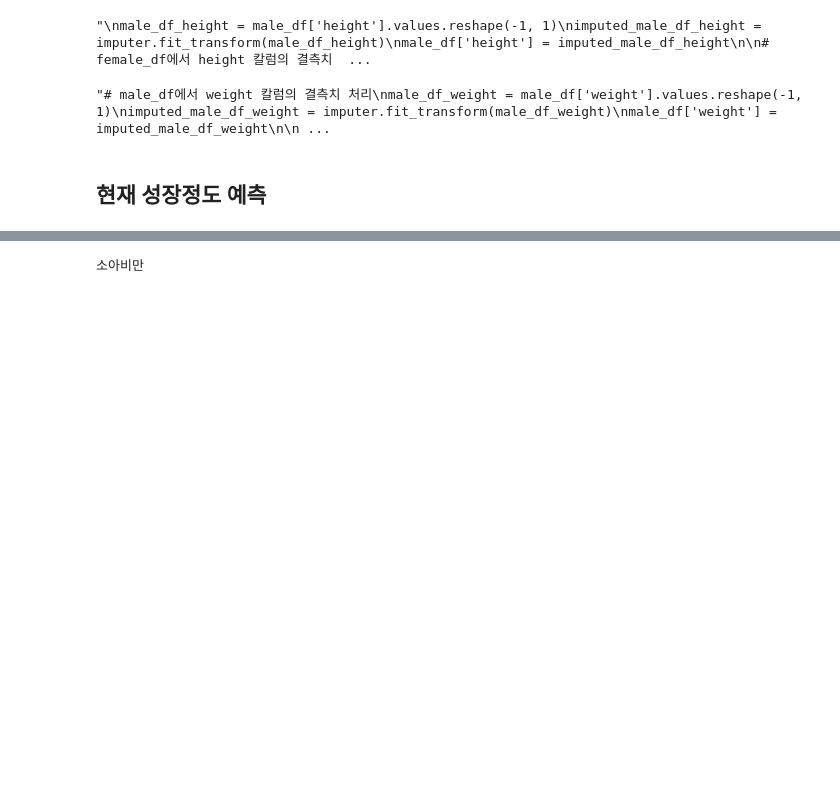
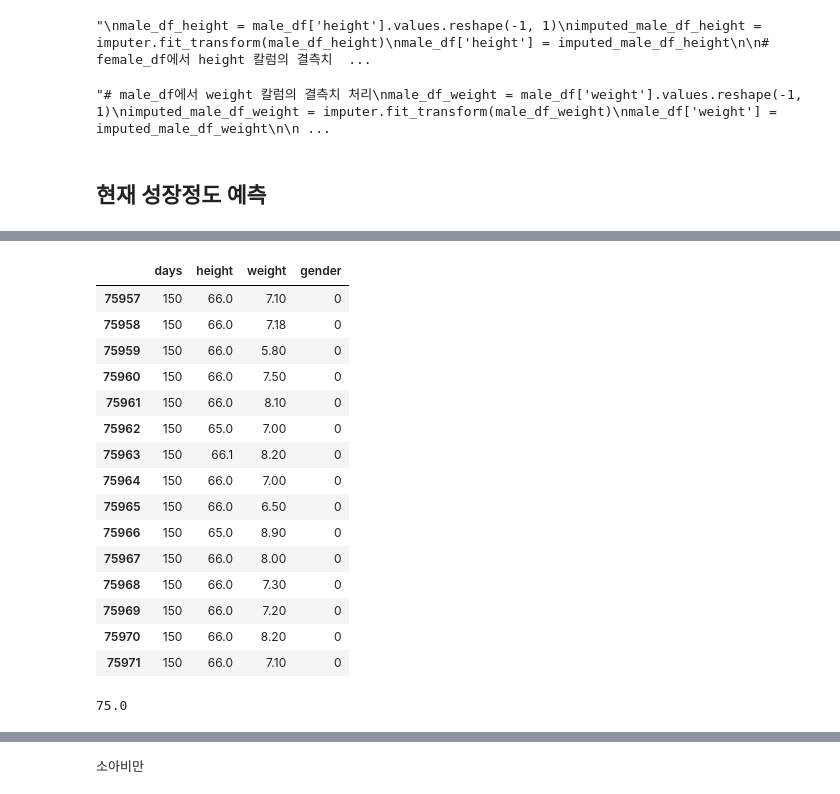
Before and after one commit to ChoKwonHwi/Capston_Project, a Jupyter notebook: ML_DL/second_page_code.ipynb, the cells around one changed output, grey strips where cells are left out. Saved outputs shown, nothing was run; the diff lists cells and outputs as text; code cells hidden in the pictures; blank space fills up the shorter version.

```diff
--- a/ML_DL/second_page_code.ipynb
+++ b/ML_DL/second_page_code.ipynb
@@ -161,6 +161,25 @@ input_gender, input_days, input_height, input_weight = map(float, input().split(
 compare_df = baby_growth_df[(baby_growth_df['gender'] == input_gender)
                             & (baby_growth_df['days'] == input_days)]
 # 생후일수와 성별이 동일한 아이들의 집합 데이터프레임
+# %%
+compare_df
+# %% [output]
+|  | days | height | weight | gender |
+| 75957 | 150 | 66.0 | 7.10 | 0 |
+| 75958 | 150 | 66.0 | 7.18 | 0 |
+| 75959 | 150 | 66.0 | 5.80 | 0 |
+| 75960 | 150 | 66.0 | 7.50 | 0 |
+| 75961 | 150 | 66.0 | 8.10 | 0 |
+| 75962 | 150 | 65.0 | 7.00 | 0 |
+| 75963 | 150 | 66.1 | 8.20 | 0 |
+| 75964 | 150 | 66.0 | 7.00 | 0 |
+| 75965 | 150 | 66.0 | 6.50 | 0 |
+| 75966 | 150 | 65.0 | 8.90 | 0 |
+| 75967 | 150 | 66.0 | 8.00 | 0 |
+| 75968 | 150 | 66.0 | 7.30 | 0 |
+| 75969 | 150 | 66.0 | 7.20 | 0 |
+| 75970 | 150 | 66.0 | 8.20 | 0 |
+| 75971 | 150 | 66.0 | 7.10 | 0 |
 # %%
 height_rank = (compare_df['height'] > input_height).sum() + 1
 weight_rank = (compare_df['weight'] > input_weight).sum() + 1
@@ -170,3 +189,7 @@ weight_percent = weight_rank/len(compare_df)
+# %%
+weight_percent
+# %% [output]
+75.0
 # %%
 print("아이의 신장은 상위 %.2f%% 입니다." %height_percent)
 print("아이의 체중은 상위 %.2f%% 입니다." %weight_percent)
```
Also changed, not shown: parts of 6 cells of this notebook, 1 other file.
